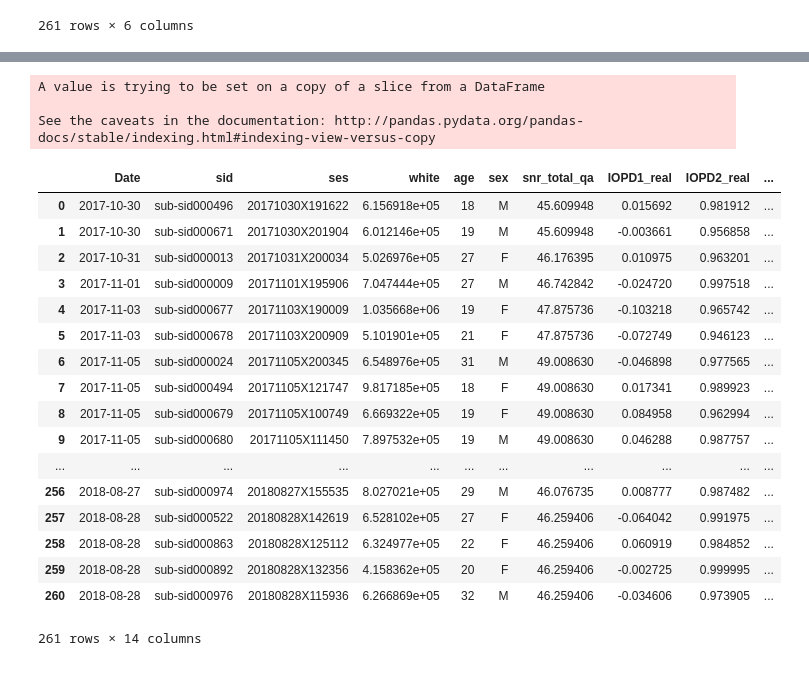
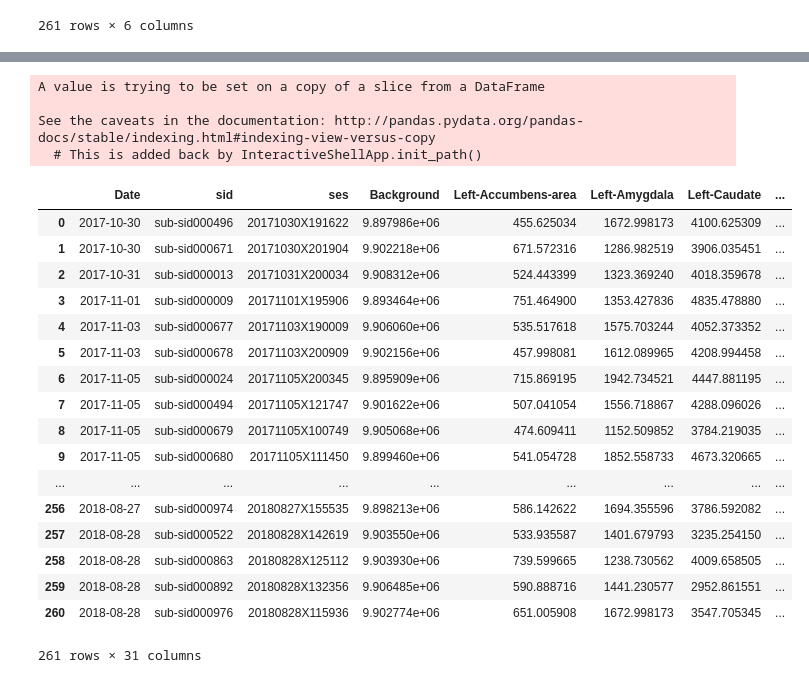
Before and after one commit to proj-nuisance/nuisance, a Jupyter notebook: ipy/nuisance.ipynb, the cells around one changed output, grey strips where cells are left out. Saved outputs shown, nothing was run; the diff lists cells and outputs as text; code cells hidden in the pictures.

```diff
--- a/ipy/nuisance.ipynb
+++ b/ipy/nuisance.ipynb
@@ -573,33 +573,39 @@ Seasonal F-test: <F test: F=array([[6.26986718]]), p=0.0021984319187911524, df_d
 # %%
-expanded_df = pd.DataFrame(final_df,columns=['sid', 'ses', 'white', 'age', 'sex', 'snr_total_qa', 'IOPD1_real', 'IOPD2_real', 'IOPD3_real', 'IOPD4_real',
-                                             'IOPD5_real', 'IOPD6_real'])
+expanded_df = pd.DataFrame(final_df,columns=['sid', 'ses', 'Background', "Left-Accumbens-area",
+                                        "Left-Amygdala", "Left-Caudate", "Left-Hippocampus", "Left-Pallidum",
+                                        "Left-Putamen", "Left-Thalamus-Proper", "Right-Accumbens-area",
+                                        "Right-Amygdala", "Right-Caudate", "Right-Hippocampus", "Right-Pallidum",
+                                        "Right-Putamen", "Right-Thalamus-Proper", "csf", "gray", "white", 'age',
+                                             'sex', 'snr_total_qa', 'IOPD1_real', 'IOPD2_real', 'IOPD3_real',
+                                             'IOPD4_real', 'IOPD5_real', 'IOPD6_real'])
 expanded_df = expanded_df.reset_index()
 expanded_df = expanded_df.rename(columns={'Date_x': 'Date'})
 expanded_df['sind'] = [0 for item in range(len(expanded_df))]
 expanded_df.sind[expanded_df.sex == 'M'] = int(1)
 expanded_df
 # %% [output]
 A value is trying to be set on a copy of a slice from a DataFrame
 
 See the caveats in the documentation: http://pandas.pydata.org/pandas-docs/stable/indexing.html#indexing-view-versus-copy
+  # This is added back by InteractiveShellApp.init_path()
-|  | Date | sid | ses | white | age | sex | snr_total_qa | IOPD1_real | IOPD2_real | ... |
-| 0 | 2017-10-30 | sub-sid000496 | 20171030X191622 | 6.156918e+05 | 18 | M | 45.609948 | 0.015692 | 0.981912 | ... |
-| 1 | 2017-10-30 | sub-sid000671 | 20171030X201904 | 6.012146e+05 | 19 | M | 45.609948 | -0.003661 | 0.956858 | ... |
-| 2 | 2017-10-31 | sub-sid000013 | 20171031X200034 | 5.026976e+05 | 27 | F | 46.176395 | 0.010975 | 0.963201 | ... |
-| 3 | 2017-11-01 | sub-sid000009 | 20171101X195906 | 7.047444e+05 | 27 | M | 46.742842 | -0.024720 | 0.997518 | ... |
-| 4 | 2017-11-03 | sub-sid000677 | 20171103X190009 | 1.035668e+06 | 19 | F | 47.875736 | -0.103218 | 0.965742 | ... |
-| 5 | 2017-11-03 | sub-sid000678 | 20171103X200909 | 5.101901e+05 | 21 | F | 47.875736 | -0.072749 | 0.946123 | ... |
-| 6 | 2017-11-05 | sub-sid000024 | 20171105X200345 | 6.548976e+05 | 31 | M | 49.008630 | -0.046898 | 0.977565 | ... |
-| 7 | 2017-11-05 | sub-sid000494 | 20171105X121747 | 9.817185e+05 | 18 | F | 49.008630 | 0.017341 | 0.989923 | ... |
-| 8 | 2017-11-05 | sub-sid000679 | 20171105X100749 | 6.669322e+05 | 19 | F | 49.008630 | 0.084958 | 0.962994 | ... |
-| 9 | 2017-11-05 | sub-sid000680 | 20171105X111450 | 7.897532e+05 | 19 | M | 49.008630 | 0.046288 | 0.987757 | ... |
-| ... | ... | ... | ... | ... | ... | ... | ... | ... | ... | ... |
-| 256 | 2018-08-27 | sub-sid000974 | 20180827X155535 | 8.027021e+05 | 29 | M | 46.076735 | 0.008777 | 0.987482 | ... |
-| 257 | 2018-08-28 | sub-sid000522 | 20180828X142619 | 6.528102e+05 | 27 | F | 46.259406 | -0.064042 | 0.991975 | ... |
-| 258 | 2018-08-28 | sub-sid000863 | 20180828X125112 | 6.324977e+05 | 22 | F | 46.259406 | 0.060919 | 0.984852 | ... |
-| 259 | 2018-08-28 | sub-sid000892 | 20180828X132356 | 4.158362e+05 | 20 | F | 46.259406 | -0.002725 | 0.999995 | ... |
-| 260 | 2018-08-28 | sub-sid000976 | 20180828X115936 | 6.266869e+05 | 32 | M | 46.259406 | -0.034606 | 0.973905 | ... |
+|  | Date | sid | ses | Background | Left-Accumbens-area | Left-Amygdala | Left-Caudate | ... |
+| 0 | 2017-10-30 | sub-sid000496 | 20171030X191622 | 9.897986e+06 | 455.625034 | 1672.998173 | 4100.625309 | ... |
+| 1 | 2017-10-30 | sub-sid000671 | 20171030X201904 | 9.902218e+06 | 671.572316 | 1286.982519 | 3906.035451 | ... |
+| 2 | 2017-10-31 | sub-sid000013 | 20171031X200034 | 9.908312e+06 | 524.443399 | 1323.369240 | 4018.359678 | ... |
+| 3 | 2017-11-01 | sub-sid000009 | 20171101X195906 | 9.893464e+06 | 751.464900 | 1353.427836 | 4835.478880 | ... |
+| 4 | 2017-11-03 | sub-sid000677 | 20171103X190009 | 9.906060e+06 | 535.517618 | 1575.703244 | 4052.373352 | ... |
+| 5 | 2017-11-03 | sub-sid000678 | 20171103X200909 | 9.902156e+06 | 457.998081 | 1612.089965 | 4208.994458 | ... |
+| 6 | 2017-11-05 | sub-sid000024 | 20171105X200345 | 9.895909e+06 | 715.869195 | 1942.734521 | 4447.881195 | ... |
+| 7 | 2017-11-05 | sub-sid000494 | 20171105X121747 | 9.901622e+06 | 507.041054 | 1556.718867 | 4288.096026 | ... |
+| 8 | 2017-11-05 | sub-sid000679 | 20171105X100749 | 9.905068e+06 | 474.609411 | 1152.509852 | 3784.219035 | ... |
+| 9 | 2017-11-05 | sub-sid000680 | 20171105X111450 | 9.899460e+06 | 541.054728 | 1852.558733 | 4673.320665 | ... |
+| ... | ... | ... | ... | ... | ... | ... | ... | ... |
+| 256 | 2018-08-27 | sub-sid000974 | 20180827X155535 | 9.898213e+06 | 586.142622 | 1694.355596 | 3786.592082 | ... |
+| 257 | 2018-08-28 | sub-sid000522 | 20180828X142619 | 9.903550e+06 | 533.935587 | 1401.679793 | 3235.254150 | ... |
+| 258 | 2018-08-28 | sub-sid000863 | 20180828X125112 | 9.903930e+06 | 739.599665 | 1238.730562 | 4009.658505 | ... |
+| 259 | 2018-08-28 | sub-sid000892 | 20180828X132356 | 9.906485e+06 | 590.888716 | 1441.230577 | 2952.861551 | ... |
+| 260 | 2018-08-28 | sub-sid000976 | 20180828X115936 | 9.902774e+06 | 651.005908 | 1672.998173 | 3547.705345 | ... |
-261 rows × 14 columns
+261 rows × 31 columns
 # %%
 tsnr_df = pd.DataFrame(df,columns=['Date', 'tsnr'])
 tsnr_df.set_index('Date',inplace=True)
```
Also changed, not shown: parts of 16 cells of this notebook.
